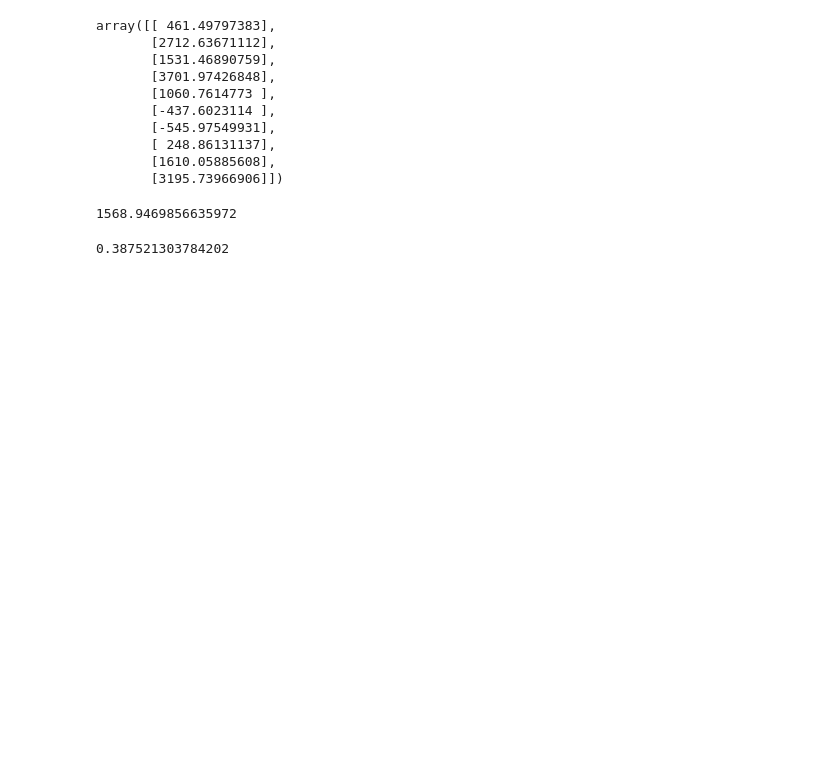
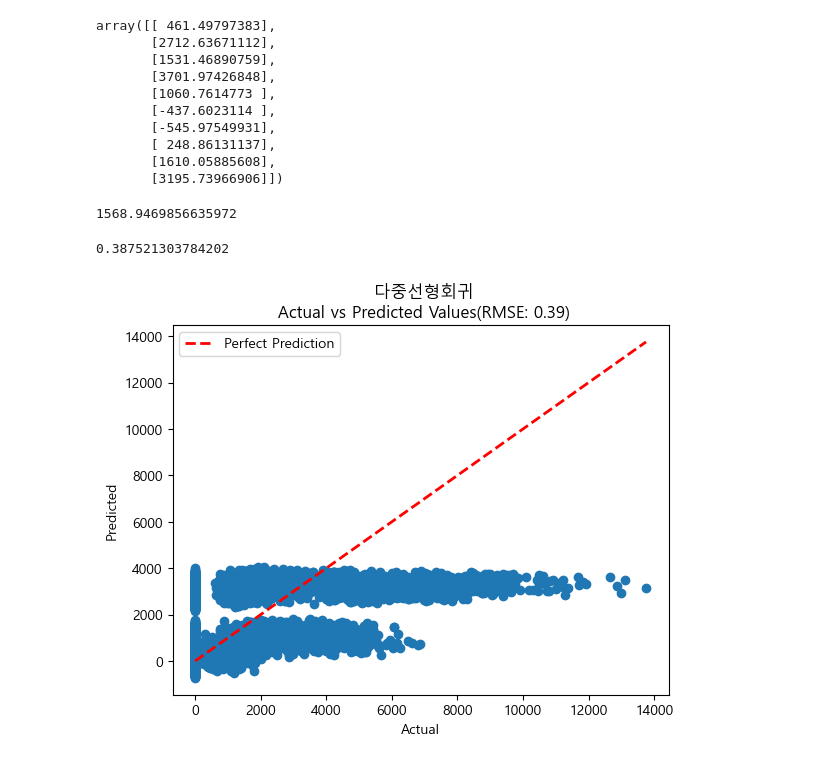
Before and after one commit to JeongSeongHun054/B10_deepening_Project, a Jupyter notebook: 정성훈/정성훈.ipynb, the cells around one changed output. Cells and saved outputs as stored; diff of their text form; code cells hidden in the pictures; blank space fills up the shorter version.

```diff
--- a/정성훈/정성훈.ipynb
+++ b/정성훈/정성훈.ipynb
@@ -4,12 +4,12 @@ from sklearn.metrics import mean_squared_error, r2_score, root_mean_squared_erro
 import datetime
 import pandas as pd
 import numpy as np
-import matplotlib.pyplot as plt
 import seaborn as sns
 from sklearn.model_selection import train_test_split
 from sklearn.preprocessing import OneHotEncoder
-from matplotlib import rc
-plt.rcParams['font.family'] = 'NanumGothic'
+import matplotlib.pyplot as plt
+plt.rcParams['font.family'] ='Malgun Gothic'
+plt.rcParams['axes.unicode_minus'] =False
 # %%
 train_df = pd.read_csv('./train_train.csv')
 train_df
@@ -266,3 +266,18 @@ root_mean_squared_error(y_test,y_pred_price)
 r2_score(y_test,y_pred_price)
 # %% [output]
 0.387521303784202
+# %%
+p = y_pred_price = model.predict(X_test)
+
+model_name = ' 다중선형회귀'
+rmse = r2_score(y_test,y_pred_price)
+
+plt.scatter(y_test, p)
+plt.plot([y_test.min(), y_test.max()], [y_test.min(), y_test.max()], linestyle='--', color='red', linewidth=2, label='Perfect Prediction')
+plt.title(f'{model_name}\n Actual vs Predicted Values(RMSE: {round(rmse, 2)})')
+plt.xlabel('Actual')
+plt.ylabel('Predicted')
+plt.legend()
+plt.show()
+# %% [output]
+[figure, added]
```
Also changed, not shown: parts of 1 cell of this notebook.
